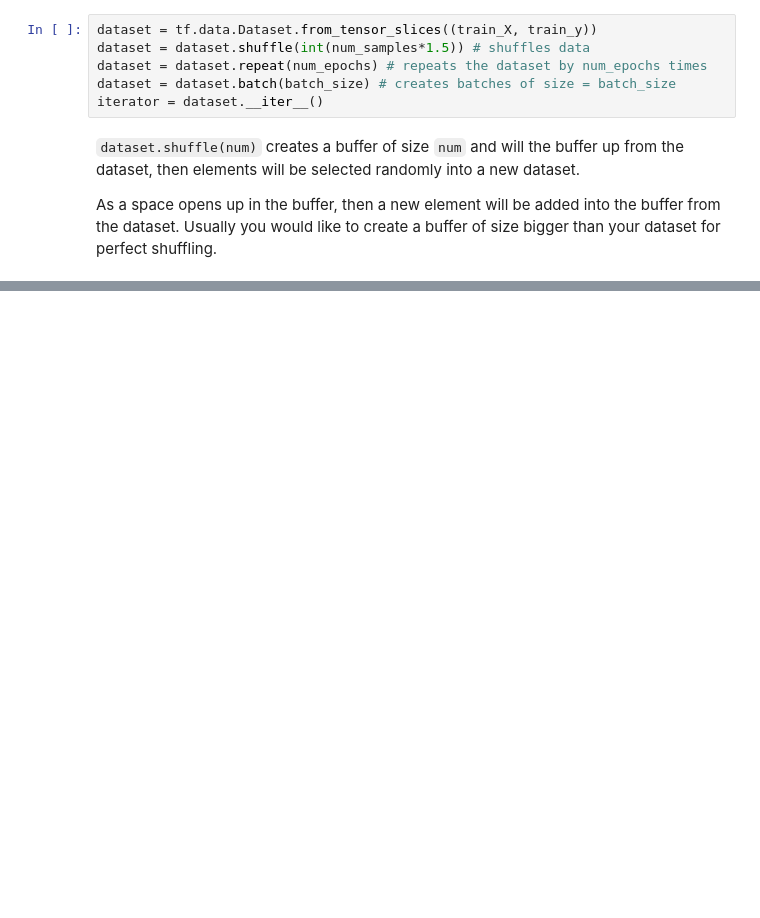
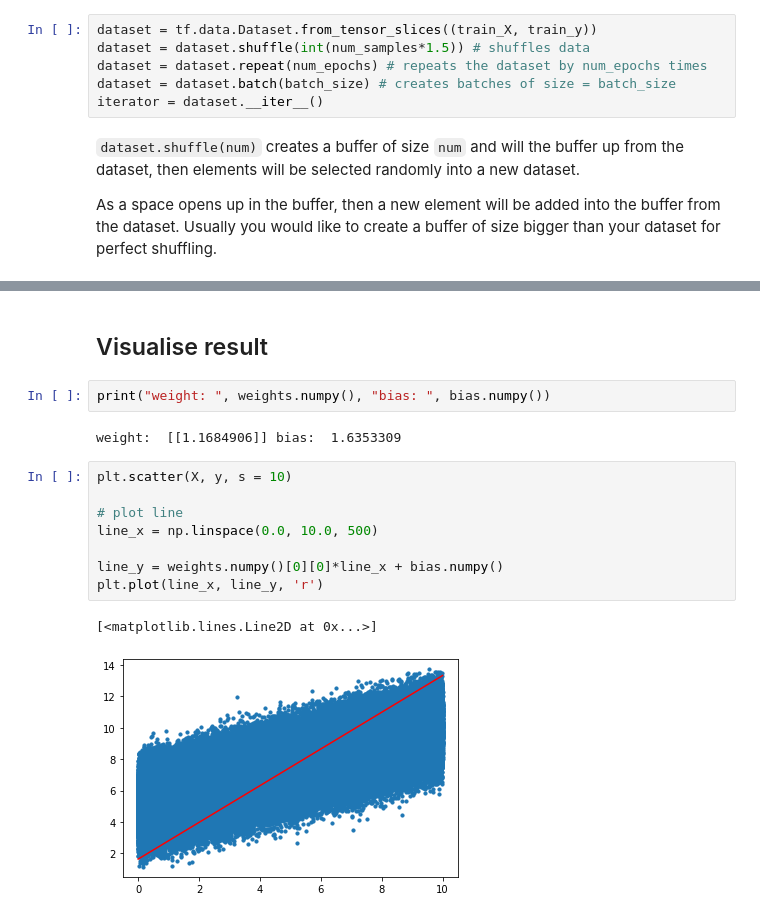
Before and after one commit to andreusjh99/Learning-Tensorflow2.0, a Jupyter notebook: Core1_Regression.ipynb, the cells around one changed output, grey strips where cells are left out. Drawn from its saved outputs; the diff is of its cells as text; blank space fills up the shorter version.

```diff
--- a/Core1_Regression.ipynb
+++ b/Core1_Regression.ipynb
@@ -177,0 +281,17 @@ As a space opens up in the buffer, then a new element will be added into the buf
+# %% [markdown]
+## Visualise result
+# %%
+print("weight: ", weights.numpy(), "bias: ", bias.numpy())
+# %% [output]
+weight:  [[1.1684906]] bias:  1.6353309
+# %%
+plt.scatter(X, y, s = 10)
+
+# plot line
+line_x = np.linspace(0.0, 10.0, 500)
+
+line_y = weights.numpy()[0][0]*line_x + bias.numpy()
+plt.plot(line_x, line_y, 'r')
+# %% [output]
+[<matplotlib.lines.Line2D at 0x...>]
+[figure, added]
```
Also changed, not shown: parts of 16 cells of this notebook.
